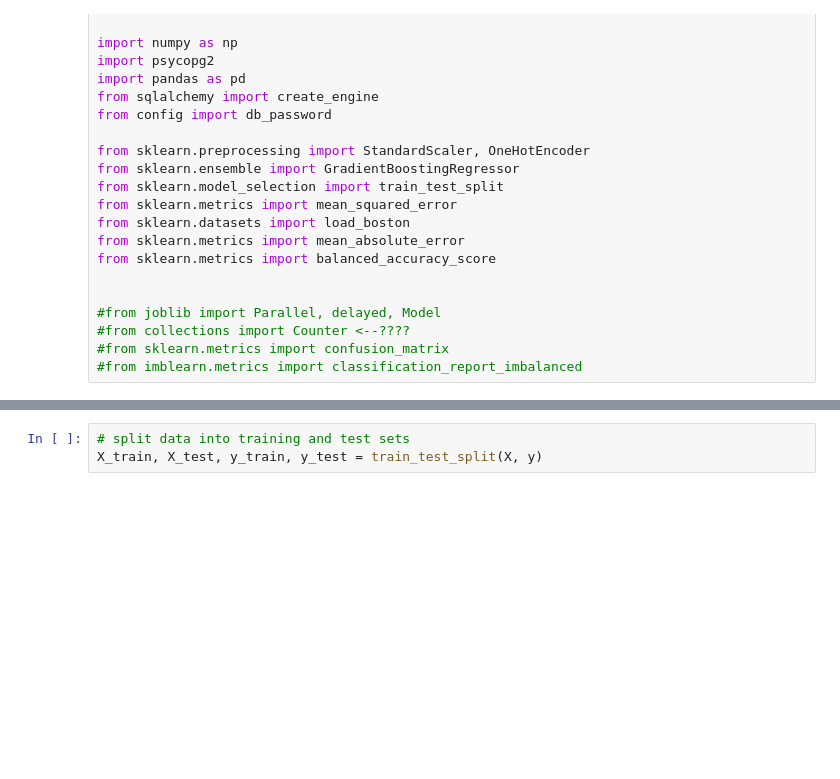
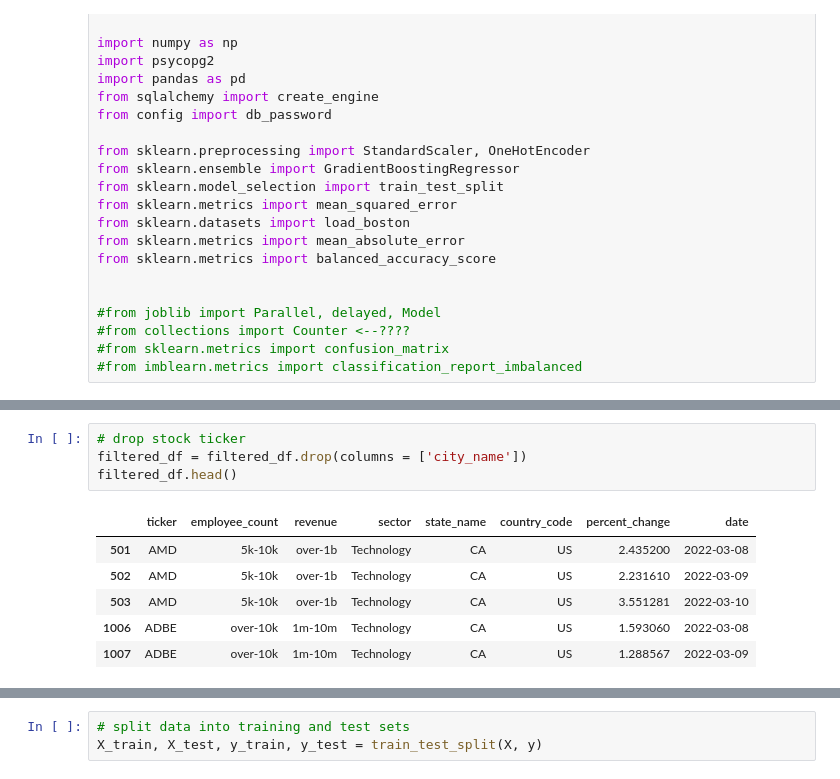
Before and after one commit to kjkubik/CompanyLocationAndStocks, a Jupyter notebook: source/GBDTModel.ipynb, the cells around one changed output, grey strips where cells are left out. Drawn from its saved outputs; the diff is of its cells as text; blank space fills up the shorter version.

```diff
--- a/source/GBDTModel.ipynb
+++ b/source/GBDTModel.ipynb
@@ -150,3 +217,14 @@ dtype: object
 - VOLUME
 - VOLUME WEIGHT
 - NUMBER OF TRANSACTIONS
+# %%
+# drop stock ticker
+filtered_df = filtered_df.drop(columns = ['city_name'])
+filtered_df.head()
+# %% [output]
+|  | ticker | employee_count | revenue | sector | state_name | country_code | percent_change | date |
+| 501 | AMD | 5k-10k | over-1b | Technology | CA | US | 2.435200 | 2022-03-08 |
+| 502 | AMD | 5k-10k | over-1b | Technology | CA | US | 2.231610 | 2022-03-09 |
+| 503 | AMD | 5k-10k | over-1b | Technology | CA | US | 3.551281 | 2022-03-10 |
+| 1006 | ADBE | over-10k | 1m-10m | Technology | CA | US | 1.593060 | 2022-03-08 |
+| 1007 | ADBE | over-10k | 1m-10m | Technology | CA | US | 1.288567 | 2022-03-09 |
```
Also changed, not shown: parts of 11 cells of this notebook.
